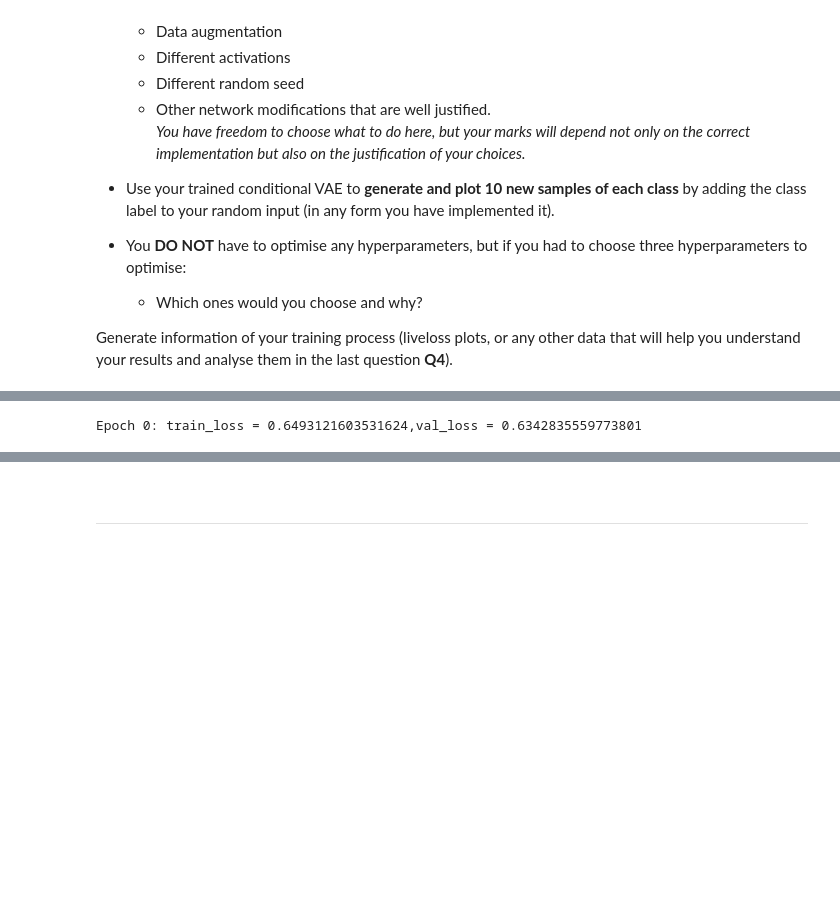
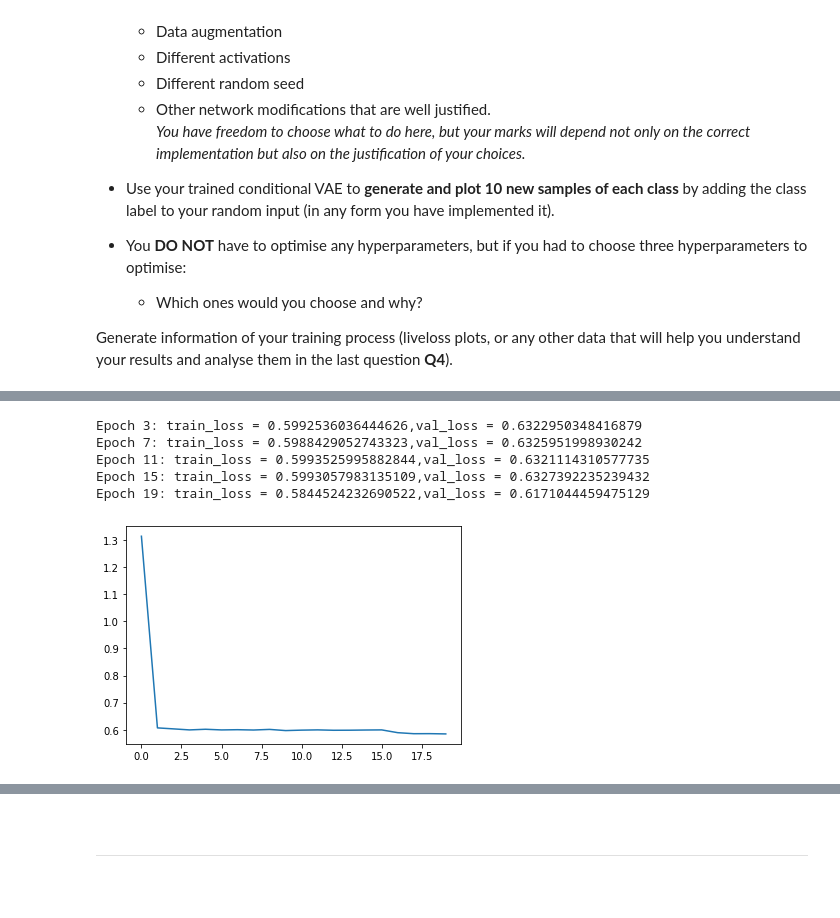
Before and after one commit to ACSE-hw2922/ci_mpm, a Jupyter notebook: DL_module_Coursework_I_questions.ipynb, the cells around one changed output, grey strips where cells are left out. Drawn from its saved outputs; the diff is of its cells as text; code cells hidden in the pictures; blank space fills up the shorter version.

```diff
--- a/DL_module_Coursework_I_questions.ipynb
+++ b/DL_module_Coursework_I_questions.ipynb
@@ -318,7 +394,8 @@ torch.Size([64, 1, 28, 28])
 # %%
 # Instantiate the CVAE
-cvae = CVAE(input_dim=784, latent_dim=32, conditional_dim=10)
-
+latent_dim = 32
+cvae = CVAE(input_dim=784, latent_dim=latent_dim, conditional_dim=10)
+# cvae = CVAE(latent_dim=32)
 # Set the CVAE to train mode
 cvae.train()
 
@@ -363,7 +440,7 @@ for epoch in range(num_epochs):
         kl_loss = -0.5 * torch.sum(1 + logvar - mu.pow(2) - logvar.exp())
 
         # Compute the total loss
-        loss = recon_loss + kl_loss
+        loss = recon_loss + 10*kl_loss
 
         # Backward pass
         loss.backward()
@@ -391,15 +468,26 @@ for epoch in range(num_epochs):
         kl_loss = -0.5 * torch.sum(1 + logvar - mu.pow(2) - logvar.exp())
 
         # Compute the total loss
-        loss = recon_loss + kl_loss
+        loss = recon_loss + 0.01*kl_loss
 
         # Record the validation loss
         val_loss += loss.item()
 
     train_losses.append(train_loss/len(train_loader))
     val_losses.append(val_loss/len(val_loader))
-    if epoch % 10 == 0:
+    if (epoch+1) % 4 == 0:
     # Print or plot the training and validation losses
       print(f"Epoch {epoch}: train_loss = {train_losses[-1]},val_loss = {val_losses[-1]}")
+    # plt.plot(train_losses)
+    # plt.show()
 # %% [output]
-Epoch 0: train_loss = 0.6493121603531624,val_loss = 0.6342835559773801
+Epoch 3: train_loss = 0.5992536036444626,val_loss = 0.6322950348416879
+Epoch 7: train_loss = 0.5988429052743323,val_loss = 0.6325951998930242
+Epoch 11: train_loss = 0.5993525995882844,val_loss = 0.6321114310577735
+Epoch 15: train_loss = 0.5993057983135109,val_loss = 0.6327392235239432
+Epoch 19: train_loss = 0.5844524232690522,val_loss = 0.6171044459475129
+# %%
+plt.plot(train_losses)
+plt.show()
+# %% [output]
+[figure, added]
```
Also changed, not shown: parts of 4 cells of this notebook.
